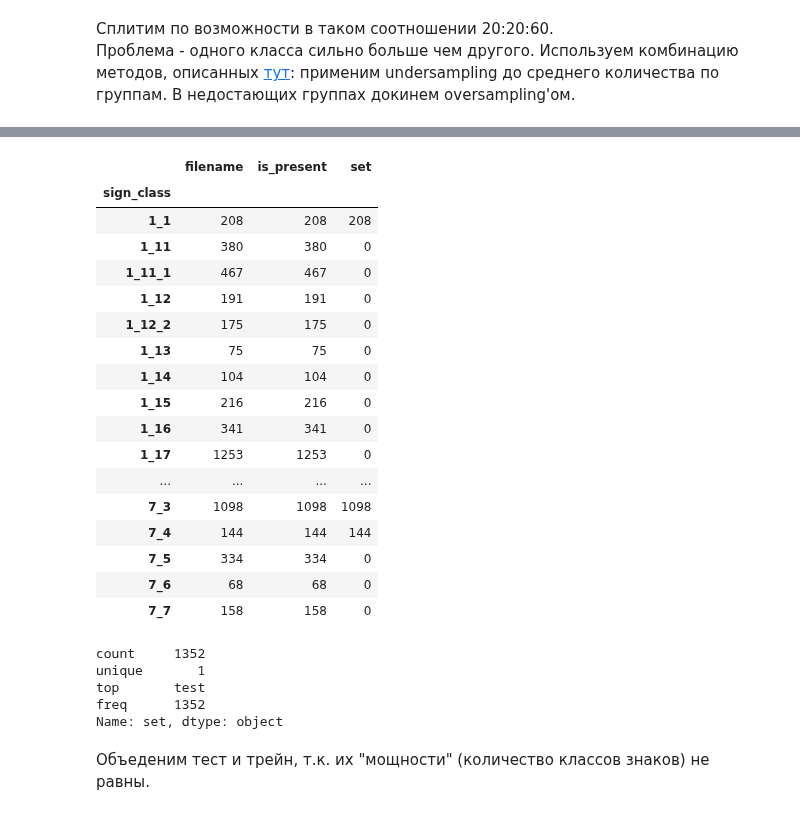
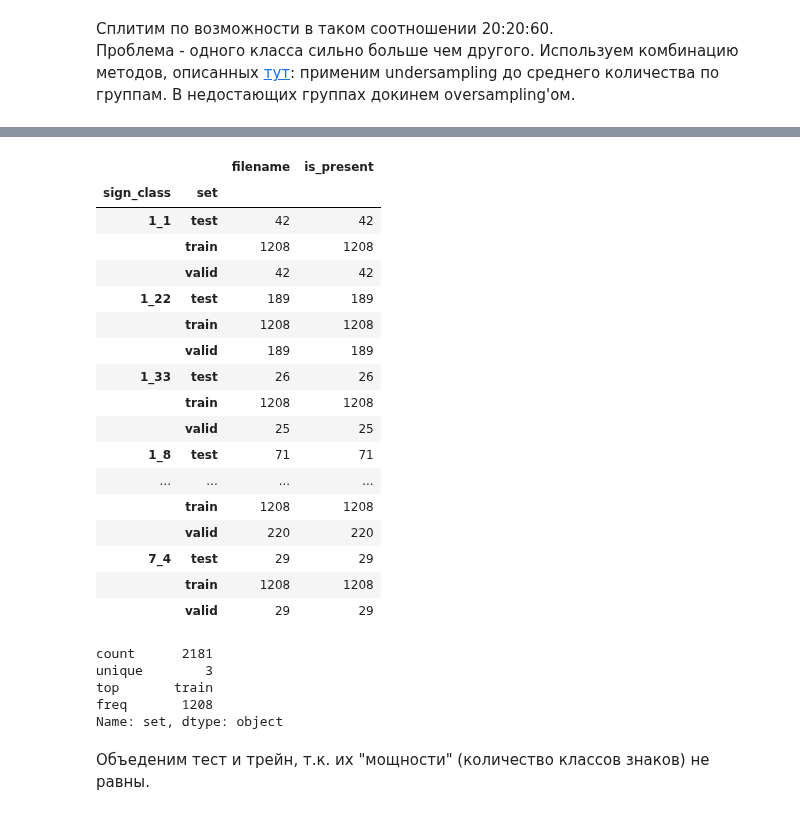
Before and after one commit to lsd-maddrive/adas_system, a Jupyter notebook: notebooks/1_ClassifierResearch.ipynb, the cells around one changed output, grey strips where cells are left out. Cells and saved outputs as stored; diff of their text form; code cells hidden in the pictures.

```diff
--- a/notebooks/1_ClassifierResearch.ipynb
+++ b/notebooks/1_ClassifierResearch.ipynb
@@ -175,0 +191,29 @@ total [is_present]==1: 62456
+# %%
+print('Stage 2: OVERSAMPLING TRAIN')
+
+gt_present = gt[gt['set']=='train']
+gt_present_grouped = gt_present.groupby('sign_class', axis=0)
+
+for key, items in gt_present_grouped.groups.items():
+
+    items = list(items)     # явно приведем к списку для душевного спокойствия
+    random.shuffle(items)   # перемешаем
+    # print(len(items))
+    if len(items) < MEAN_BY_GROUPS:
+        ROWS_TO_FILL_COUNT = int(MEAN_BY_GROUPS*0.6) - len(items)
+        ROWS_TO_APPEND = gt.iloc[items].sample(ROWS_TO_FILL_COUNT, replace=True)
+        # print(ROWS_TO_APPEND)
+        #print(len(gt.index))
+        gt = gt.append(ROWS_TO_APPEND, ignore_index=True)
+        #print(len(gt.index))
+
+_, ax = plt.subplots(nrows=3, ncols=1, figsize=(21, 14))
+
+LABELS = ['train', 'valid', 'test']
+for i in range(len(LABELS)):
+    g = sns.countplot(x='sign_class', data=gt[gt['set']==LABELS[i]],  ax=ax[i], order=sorted(gt[gt['is_present']==1]['sign_class'].value_counts().index.tolist()));
+    ax[i].tick_params(labelrotation=90)
+    ax[i].set_title(LABELS[i])
+    plt.tight_layout()
+
+ax[2].set_yscale("log")
@@ -190,34 +237,34 @@ ax[2].set_yscale("log")
 # %%
 pd.set_option('display.max_rows', None)
-display(gt.groupby(['sign_class']).count())
+display(gt.groupby(['sign_class', 'set']).count())
 
 pd.set_option('display.max_rows', 50)
 # %% [output]
-|  | filename | is_present | set |
-| sign_class |  |  |  |
-| 1_1 | 208 | 208 | 208 |
-| 1_11 | 380 | 380 | 0 |
-| 1_11_1 | 467 | 467 | 0 |
-| 1_12 | 191 | 191 | 0 |
-| 1_12_2 | 175 | 175 | 0 |
-| 1_13 | 75 | 75 | 0 |
-| 1_14 | 104 | 104 | 0 |
-| 1_15 | 216 | 216 | 0 |
-| 1_16 | 341 | 341 | 0 |
-| 1_17 | 1253 | 1253 | 0 |
+|  |  | filename | is_present |
+| sign_class | set |  |  |
+| 1_1 | test | 42 | 42 |
+|  | train | 1208 | 1208 |
+|  | valid | 42 | 42 |
+| 1_22 | test | 189 | 189 |
+|  | train | 1208 | 1208 |
+|  | valid | 189 | 189 |
+| 1_33 | test | 26 | 26 |
+|  | train | 1208 | 1208 |
+|  | valid | 25 | 25 |
+| 1_8 | test | 71 | 71 |
 | ... | ... | ... | ... |
-| 7_3 | 1098 | 1098 | 1098 |
-| 7_4 | 144 | 144 | 144 |
-| 7_5 | 334 | 334 | 0 |
-| 7_6 | 68 | 68 | 0 |
-| 7_7 | 158 | 158 | 0 |
+|  | train | 1208 | 1208 |
+|  | valid | 220 | 220 |
+| 7_4 | test | 29 | 29 |
+|  | train | 1208 | 1208 |
+|  | valid | 29 | 29 |
 # %%
 gt[gt['sign_class']=='3_24_n40']['set'].describe()
 # %% [output]
-count     1352
-unique       1
-top       test
-freq      1352
+count      2181
+unique        3
+top       train
+freq       1208
 Name: set, dtype: object
 # %% [markdown]
 Объеденим тест и трейн, т.к. их "мощности" (количество классов знаков) не равны.
```
Also changed, not shown: parts of 6 cells of this notebook.
